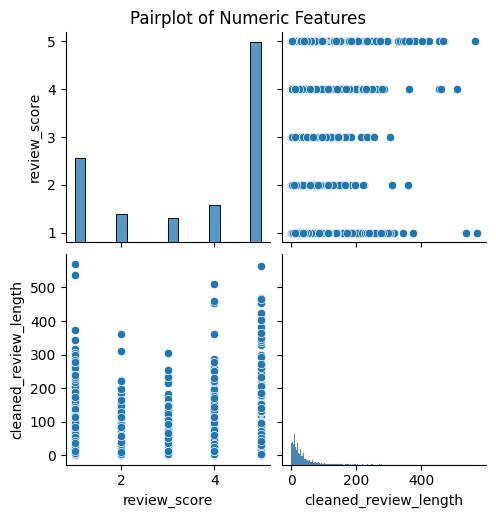
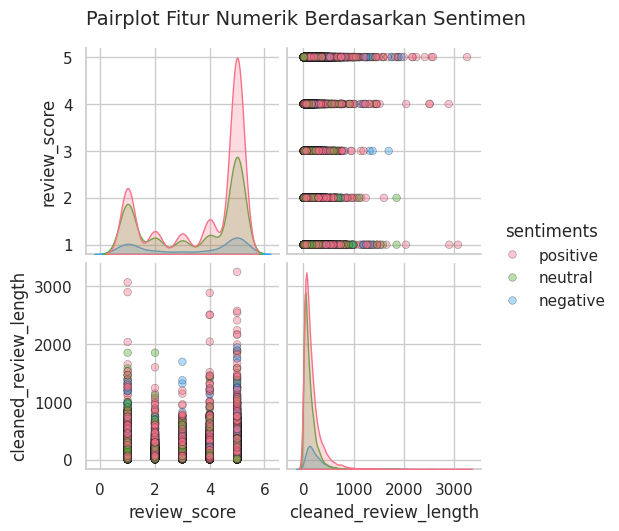
The change to this notebook cell's code, shown as a diff; its figure went from the first image to the second:
--- before
+++ after
@@ -3,6 +3,12 @@
     df['cleaned_review_length'] = df['cleaned_review'].fillna('').apply(len)
 
+# Memperbaiki visualisasi Pairplot
 numeric_cols = ['review_score', 'cleaned_review_length']
-sns.pairplot(df[numeric_cols])
-plt.suptitle('Pairplot of Numeric Features', y=1.02)
+
+# Menggunakan pairplot dengan hue berdasarkan sentimen (y) untuk melihat perbedaan distribusi
+g = sns.pairplot(df, vars=numeric_cols, hue='sentiments', palette='husl',
+                 plot_kws={'alpha': 0.4, 's': 30, 'edgecolor': 'k'},
+                 diag_kind='kde')
+
+g.fig.suptitle('Pairplot Fitur Numerik Berdasarkan Sentimen', y=1.05, fontsize=14)
 plt.show()

Commit: Dibuat menggunakan Colab